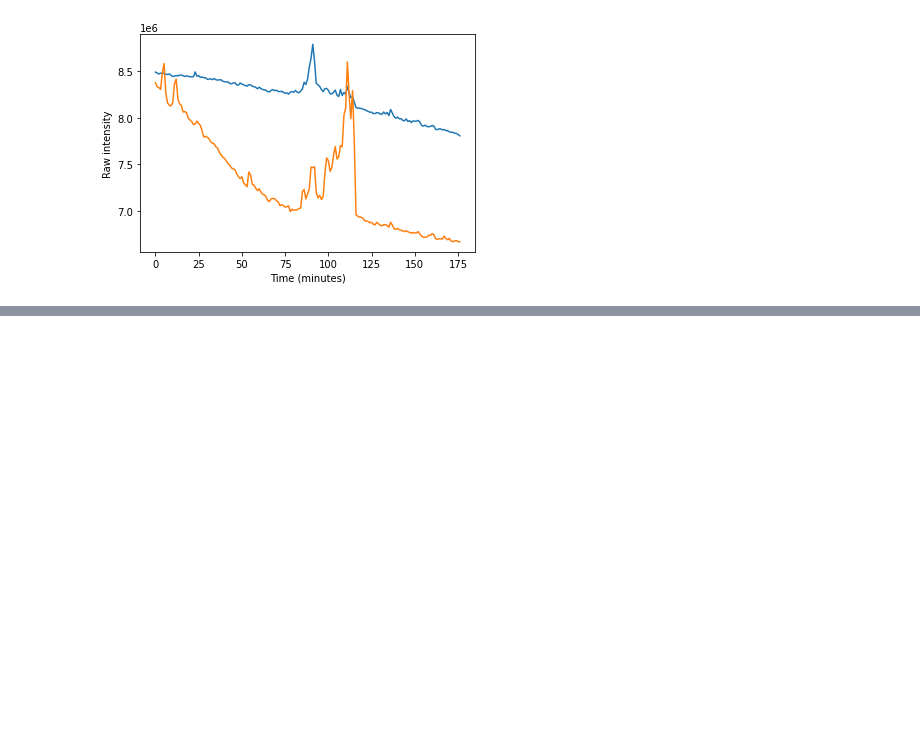
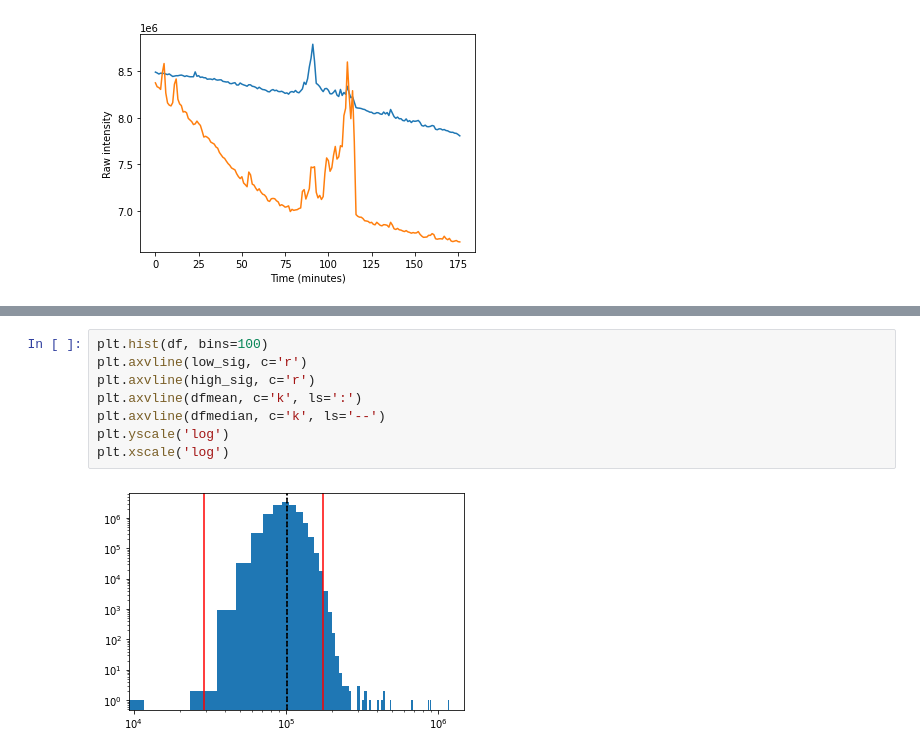
Before and after one commit to ofionnad/ilofar-data, a Jupyter notebook: 20201215_uranus/notebooks/bg_smooth_removal_offbeam.ipynb, the cells around one changed output, grey strips where cells are left out. Saved outputs shown, nothing was run; the diff lists cells and outputs as text; blank space fills up the shorter version.

```diff
--- a/20201215_uranus/notebooks/bg_smooth_removal_offbeam.ipynb
+++ b/20201215_uranus/notebooks/bg_smooth_removal_offbeam.ipynb
@@ -241,0 +284,10 @@ Text(0.5, 0, 'Time (minutes)')
+# %%
+plt.hist(df, bins=100)
+plt.axvline(low_sig, c='r')
+plt.axvline(high_sig, c='r')
+plt.axvline(dfmean, c='k', ls=':')
+plt.axvline(dfmedian, c='k', ls='--')
+plt.yscale('log')
+plt.xscale('log')
+# %% [output]
+[figure, added]
```
Also changed, not shown: parts of 6 cells of this notebook, 5 other files.
